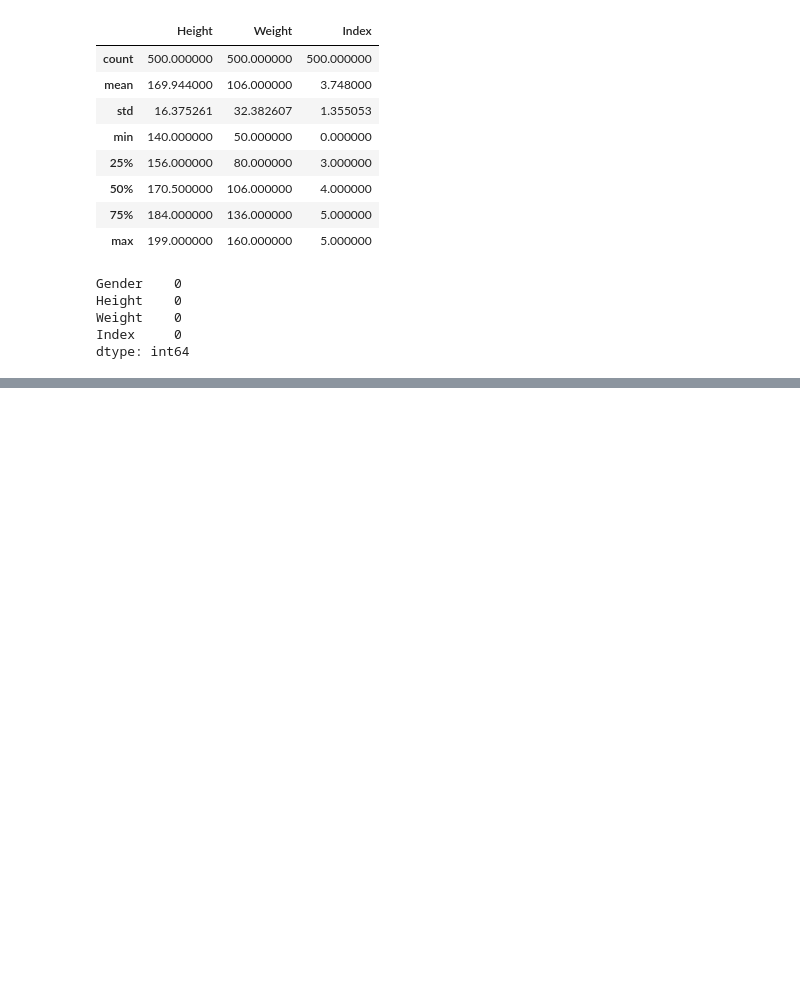
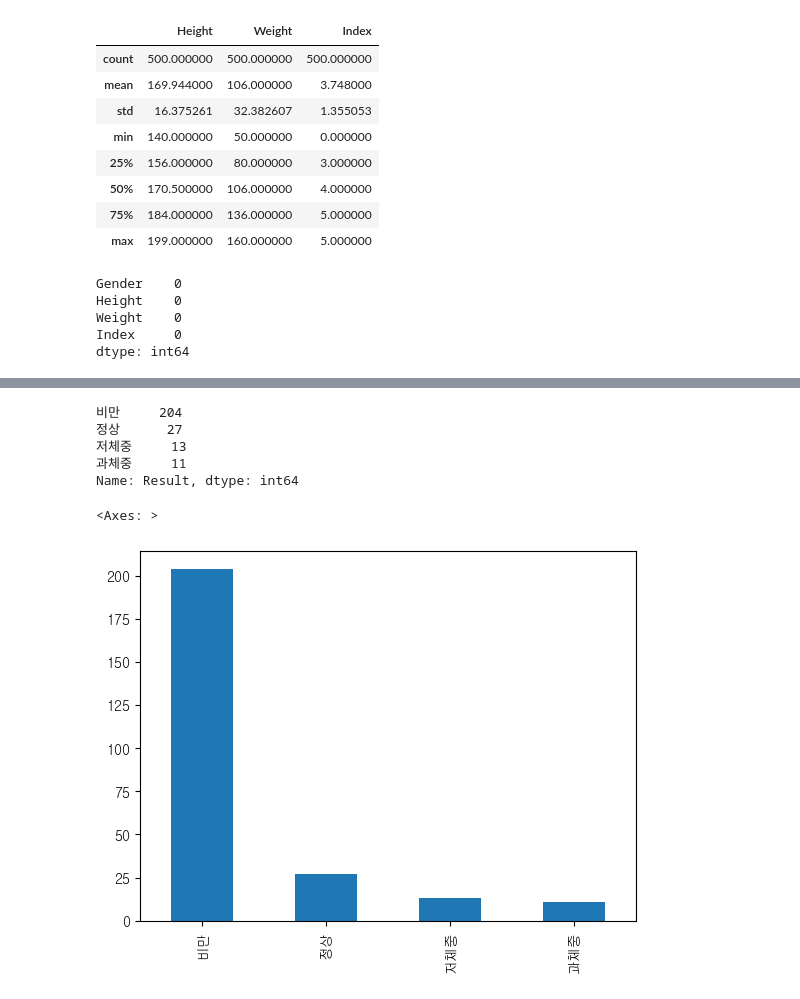
Before and after one commit to kitae104/Pandas_Data_Analytics, a Jupyter notebook: 07_데이터분석/01_BMI_데이터_분석/01_BMI_분석_예측.ipynb, the cells around one changed output, grey strips where cells are left out. Cells and saved outputs as stored; diff of their text form; code cells hidden in the pictures; blank space fills up the shorter version.

```diff
--- a/07_데이터분석/01_BMI_데이터_분석/01_BMI_분석_예측.ipynb
+++ b/07_데이터분석/01_BMI_데이터_분석/01_BMI_분석_예측.ipynb
@@ -44,0 +91,5 @@ corr = data.corr()
+# %%
+mask_female = (data2.Gender == 'Female')
+df_female = data2.loc[mask_female, :]
+print(df_female.shape)
+df_female.head()
@@ -44,0 +177,3 @@ corr = data.corr()
+# %%
+df_female['Result'] = df_female['BMI'].apply(determination)
+df_female.tail()
@@ -44,0 +192,14 @@ corr = data.corr()
+# %%
+value_count = df_female['Result'].value_counts()
+value_count
+# %% [output]
+비만     204
+정상      27
+저체중     13
+과체중     11
+Name: Result, dtype: int64
+# %%
+value_count.plot(kind='bar')
+# %% [output]
+<Axes: >
+[figure, added]
```
Also changed, not shown: parts of 17 cells of this notebook.
